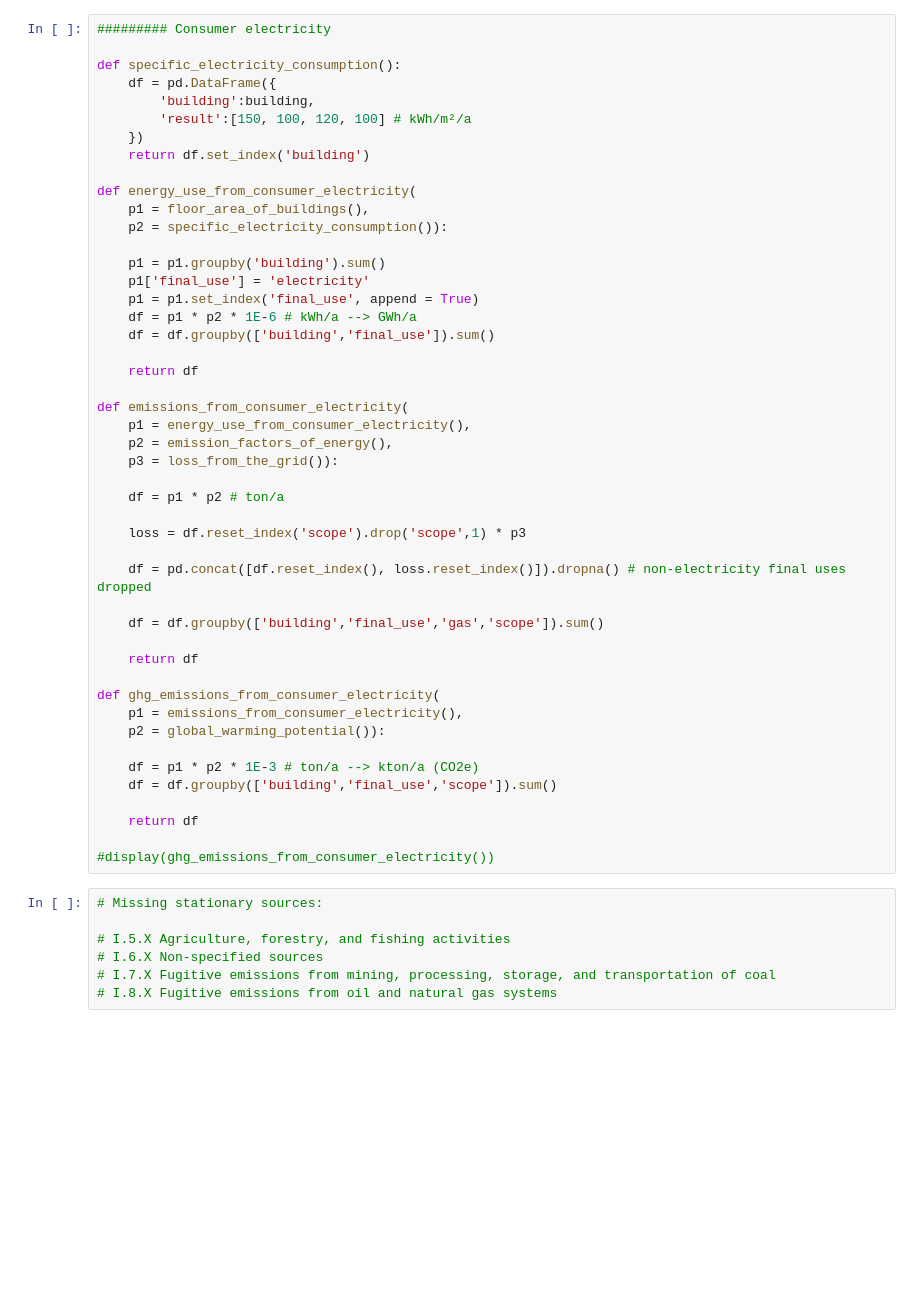
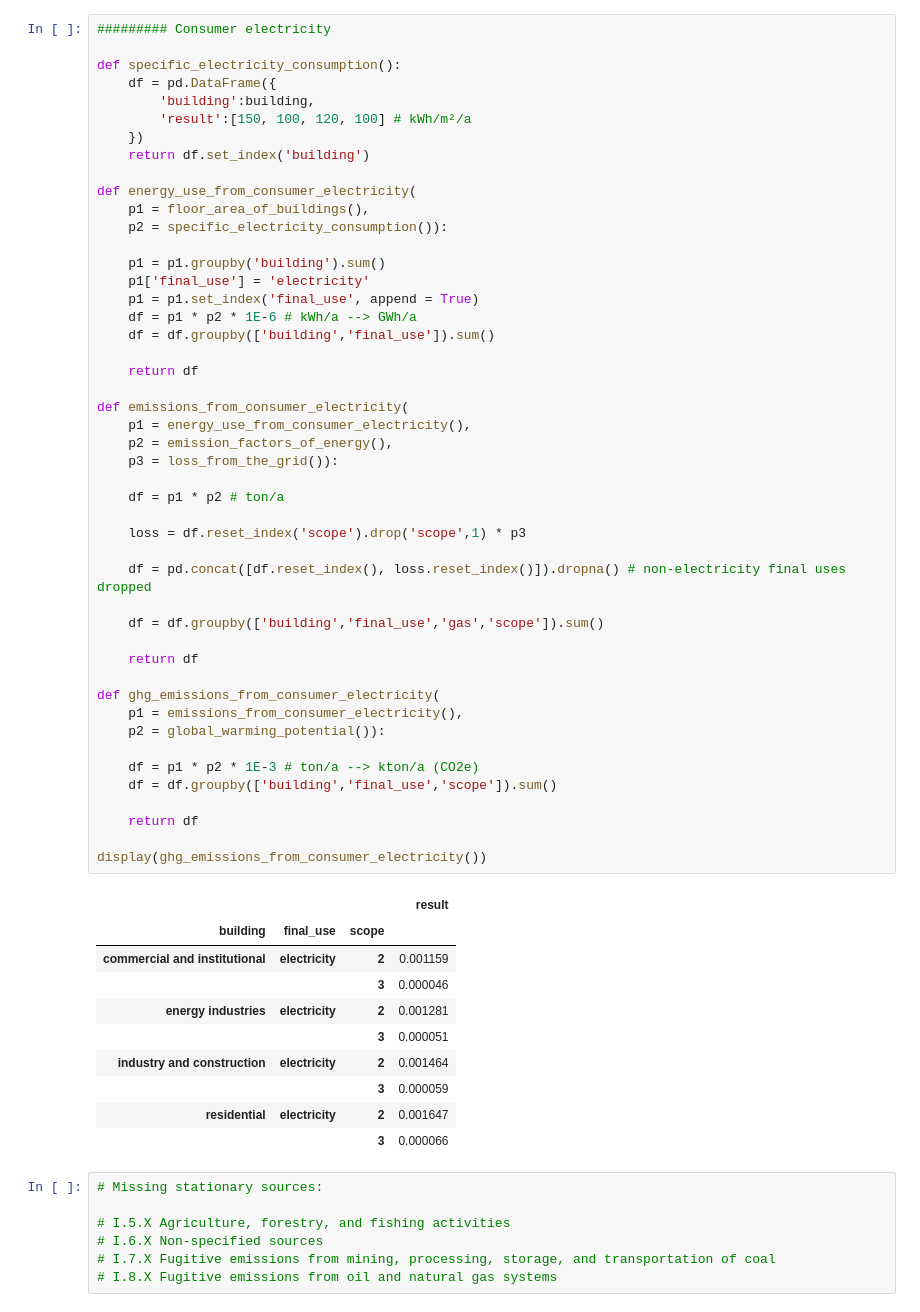
Before and after one commit to kausaltech/ghg-notebooks, a Jupyter notebook: generic_indicators.ipynb, the cells around one changed output. Drawn from its saved outputs; the diff is of its cells as text; blank space fills up the shorter version.

```diff
--- a/generic_indicators.ipynb
+++ b/generic_indicators.ipynb
@@ -200,34 +441,45 @@ def energy_use_from_consumer_electricity(
     p1 = p1.set_index('final_use', append = True)
     df = p1 * p2 * 1E-6 # kWh/a --> GWh/a
     df = df.groupby(['building','final_use']).sum()
 
     return df
 
 def emissions_from_consumer_electricity(
     p1 = energy_use_from_consumer_electricity(),
     p2 = emission_factors_of_energy(),
     p3 = loss_from_the_grid()):
 
     df = p1 * p2 # ton/a
 
     loss = df.reset_index('scope').drop('scope',1) * p3
 
     df = pd.concat([df.reset_index(), loss.reset_index()]).dropna() # non-electricity final uses dropped
 
     df = df.groupby(['building','final_use','gas','scope']).sum()
 
     return df
 
 def ghg_emissions_from_consumer_electricity(
     p1 = emissions_from_consumer_electricity(),
     p2 = global_warming_potential()):
 
     df = p1 * p2 * 1E-3 # ton/a --> kton/a (CO2e)
     df = df.groupby(['building','final_use','scope']).sum()
 
     return df
 
-#display(ghg_emissions_from_consumer_electricity())
+display(ghg_emissions_from_consumer_electricity())
+# %% [output]
+|  |  |  | result |
+| building | final_use | scope |  |
+| commercial and institutional | electricity | 2 | 0.001159 |
+|  |  | 3 | 0.000046 |
+| energy industries | electricity | 2 | 0.001281 |
+|  |  | 3 | 0.000051 |
+| industry and construction | electricity | 2 | 0.001464 |
+|  |  | 3 | 0.000059 |
+| residential | electricity | 2 | 0.001647 |
+|  |  | 3 | 0.000066 |
 # %%
 # Missing stationary sources:
 
```
Also changed, not shown: parts of 11 cells of this notebook, 2 other files.
